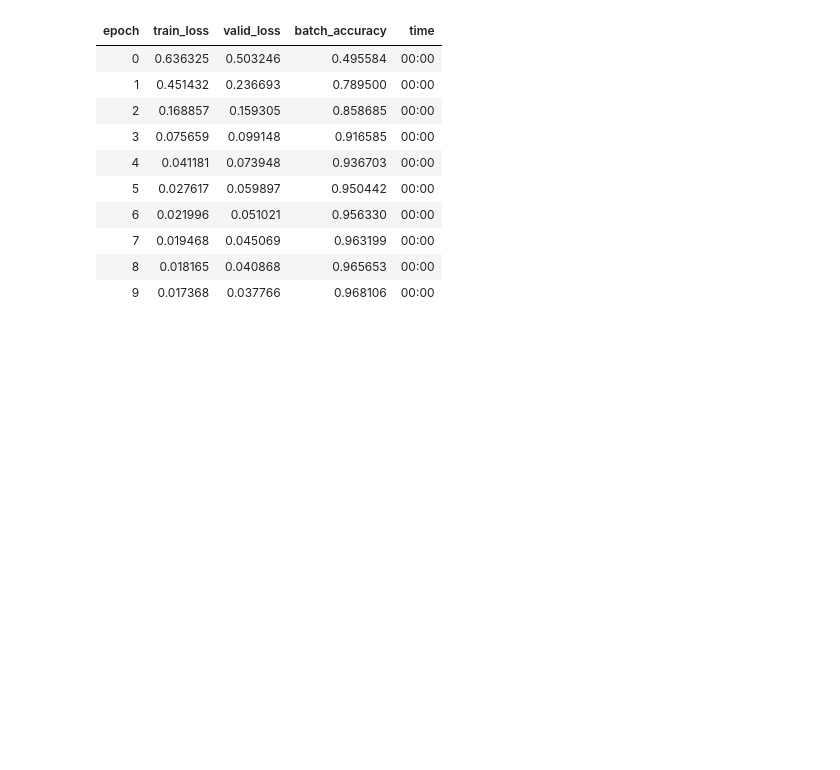
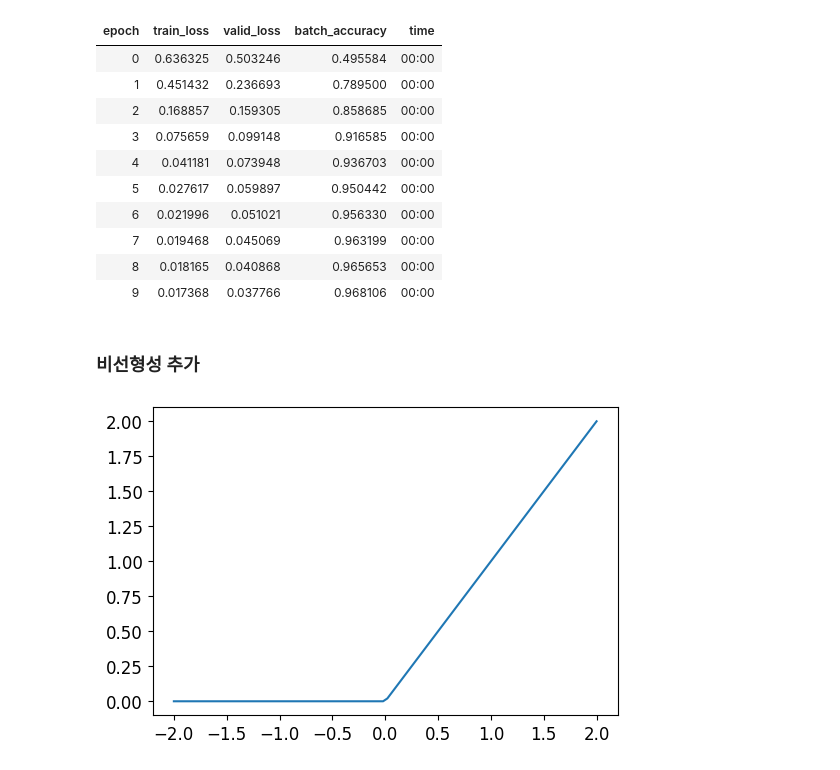
Before and after one commit to chw8207/fastai_pytorch, a Jupyter notebook: 숫자분류기.ipynb, the cells around one changed output. Drawn from its saved outputs; the diff is of its cells as text; code cells hidden in the pictures; blank space fills up the shorter version.

```diff
--- a/숫자분류기.ipynb
+++ b/숫자분류기.ipynb
@@ -812,3 +812,5 @@ learn.fit(10, lr=lr)
 | 7 | 0.019468 | 0.045069 | 0.963199 | 00:00 |
 | 8 | 0.018165 | 0.040868 | 0.965653 | 00:00 |
 | 9 | 0.017368 | 0.037766 | 0.968106 | 00:00 |
+# %% [markdown]
+### 비선형성 추가
@@ -814,0 +830,5 @@ learn.fit(10, lr=lr)
+# %%
+# 시각화
+plot_function(F.relu)
+# %% [output]
+[figure, added]
```
Also changed, not shown: parts of 9 cells of this notebook.
